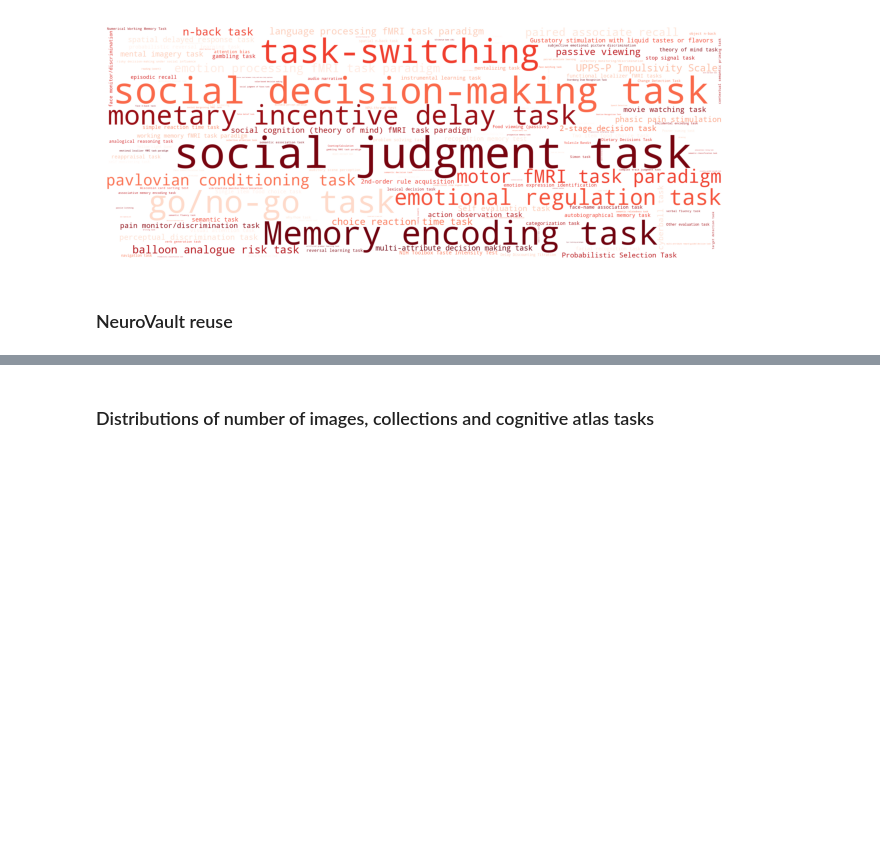
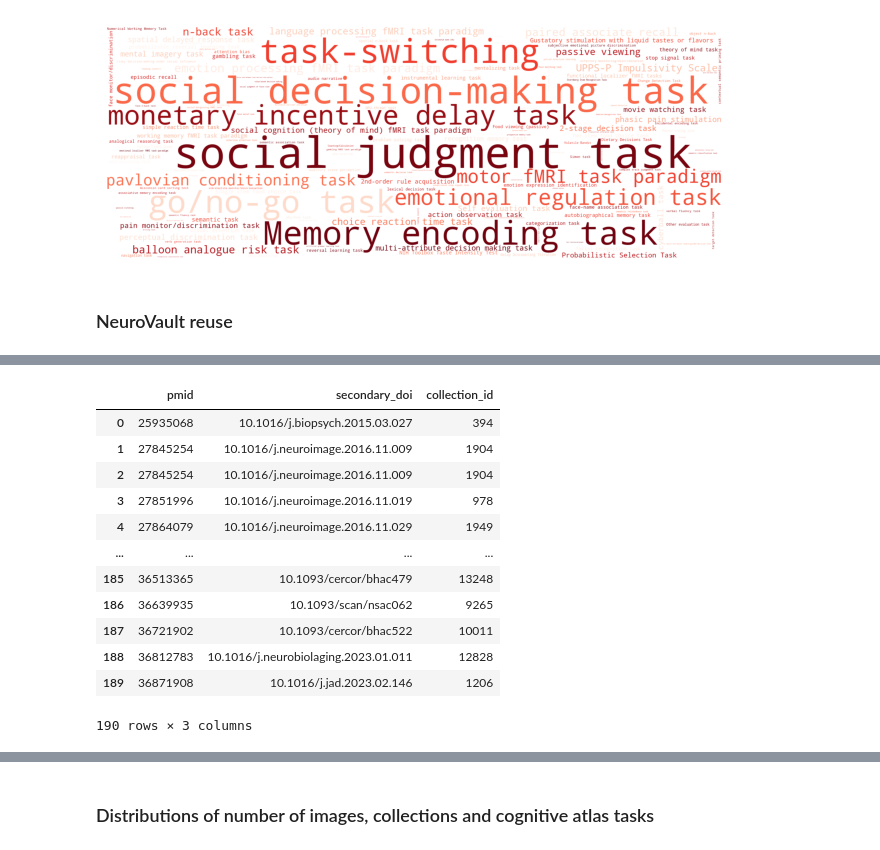
Before and after one commit to NBCLab/large-scale-ibma, a Jupyter notebook: figures/neurovault_data.ipynb, the cells around one changed output, grey strips where cells are left out. Drawn from its saved outputs; the diff is of its cells as text; code cells hidden in the pictures; blank space fills up the shorter version.

```diff
--- a/figures/neurovault_data.ipynb
+++ b/figures/neurovault_data.ipynb
@@ -600,0 +909,35 @@ matching_ids = np.intersect1d(nv_coll, pubget_nv_coll)
+# %%
+neurosynth_nv_fn = op.join(data_dir, "neurosynth", "neurovault_collections.csv")
+neurosynth_metadata_fn = op.join(data_dir, "neurosynth", "metadata.csv")
+neurosynth_nv_df = pd.read_csv(neurosynth_nv_fn)
+neurosynth_metadata_df = pd.read_csv(neurosynth_metadata_fn)
+
+# Convert private_token to collection_id
+collection_ids = neurosynth_nv_df["collection_id"].to_list()
+neurosynth_nv_df["collection_id"] = [
+    _convert_collection_id(id_, collections) for id_ in collection_ids
+]
+
+# Get PMIDs and PMCIDs from metadata
+neurosynth_nv_df = pd.merge(neurosynth_nv_df, neurosynth_metadata_df[["pmid", "doi"]], on="pmid")
+neurosynth_nv_df = neurosynth_nv_df.reindex(columns=["pmid", "doi", "collection_id"])
+neurosynth_nv_df = neurosynth_nv_df.rename(columns={"doi": "secondary_doi"})
+neurosynth_nv_df["pmid"] = neurosynth_nv_df["pmid"].astype("Int64")
+neurosynth_nv_df = neurosynth_nv_df.dropna(
+    subset=["collection_id"]
+)  # Some private collections couldnt be mapped to public ones
+neurosynth_nv_df
+# %% [output]
+|  | pmid | secondary_doi | collection_id |
+| 0 | 25935068 | 10.1016/j.biopsych.2015.03.027 | 394 |
+| 1 | 27845254 | 10.1016/j.neuroimage.2016.11.009 | 1904 |
+| 2 | 27845254 | 10.1016/j.neuroimage.2016.11.009 | 1904 |
+| 3 | 27851996 | 10.1016/j.neuroimage.2016.11.019 | 978 |
+| 4 | 27864079 | 10.1016/j.neuroimage.2016.11.029 | 1949 |
+| ... | ... | ... | ... |
+| 185 | 36513365 | 10.1093/cercor/bhac479 | 13248 |
+| 186 | 36639935 | 10.1093/scan/nsac062 | 9265 |
+| 187 | 36721902 | 10.1093/cercor/bhac522 | 10011 |
+| 188 | 36812783 | 10.1016/j.neurobiolaging.2023.01.011 | 12828 |
+| 189 | 36871908 | 10.1016/j.jad.2023.02.146 | 1206 |
+190 rows × 3 columns
```
Also changed, not shown: parts of 41 cells of this notebook.
